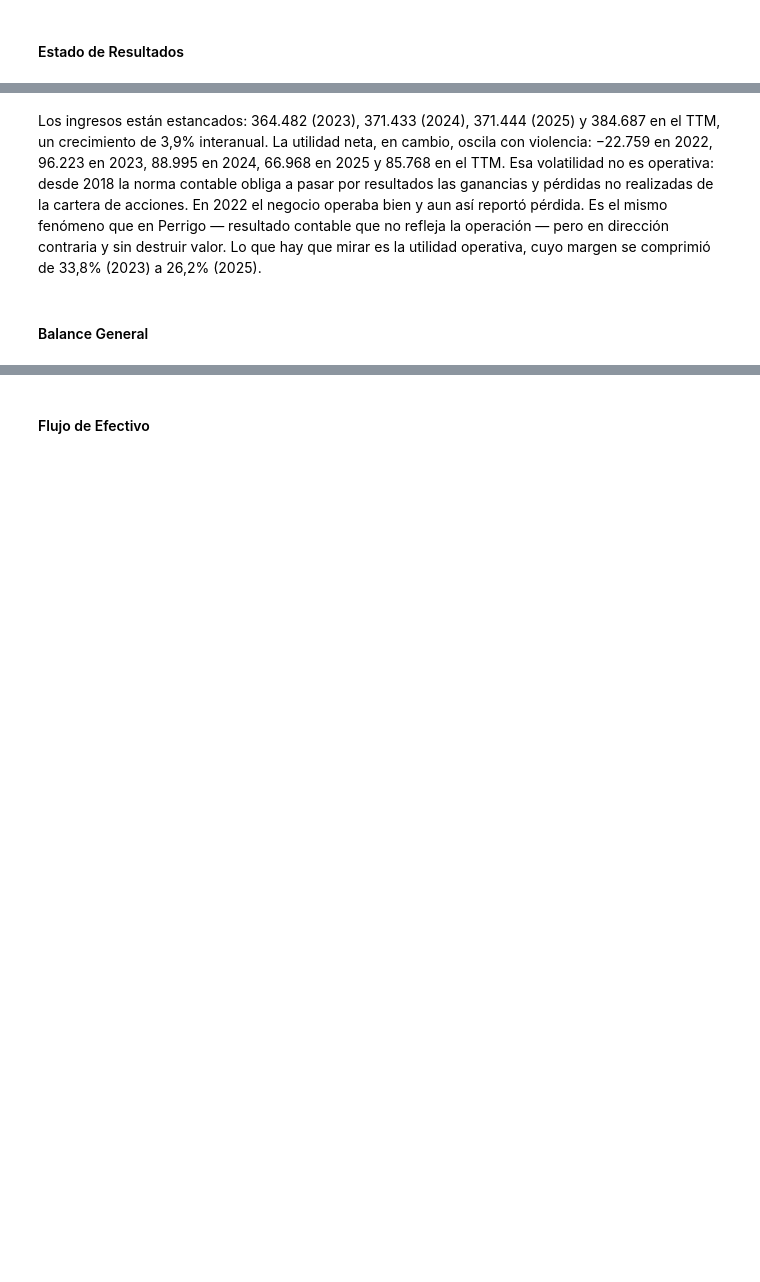
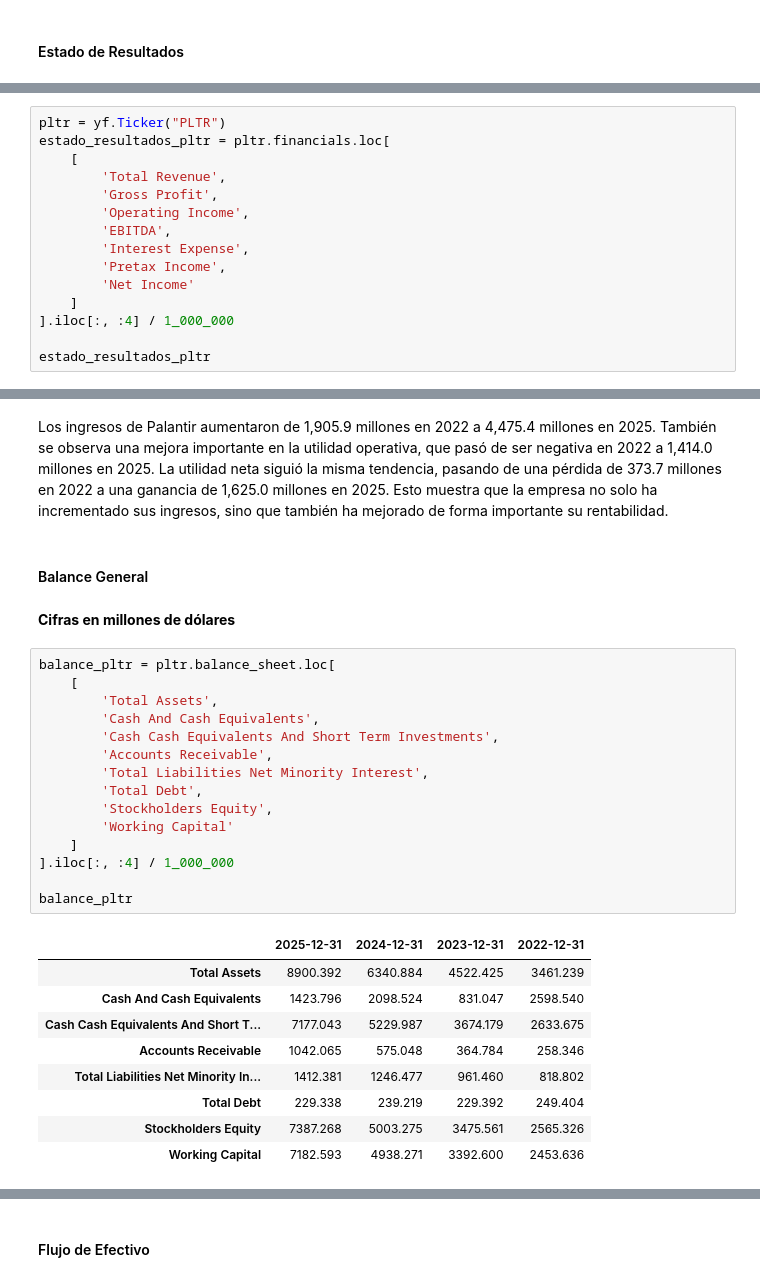
Before and after one commit to Mafergomezf/PORTAFOLIOS-DE-INVERSION, a Jupyter notebook: Tarea-1/Tarea1.ipynb, the cells around one changed output, grey strips where cells are left out. Cells and saved outputs as stored; diff of their text form; blank space fills up the shorter version.

```diff
--- a/Tarea-1/Tarea1.ipynb
+++ b/Tarea-1/Tarea1.ipynb
@@ -74,0 +159,15 @@ Markel, Loews Corporation y Fairfax Financial como conglomerados con núcleo ase
+# %%
+pltr = yf.Ticker("PLTR")
+estado_resultados_pltr = pltr.financials.loc[
+    [
+        'Total Revenue',
+        'Gross Profit',
+        'Operating Income',
+        'EBITDA',
+        'Interest Expense',
+        'Pretax Income',
+        'Net Income'
+    ]
+].iloc[:, :4] / 1_000_000
+
+estado_resultados_pltr
@@ -75,5 +183,32 @@ Markel, Loews Corporation y Fairfax Financial como conglomerados con núcleo ase
 # %% [markdown]
-Los ingresos están estancados: 364.482 (2023), 371.433 (2024), 371.444 (2025) y 384.687 en el TTM, un crecimiento de 3,9% interanual. La utilidad neta, en cambio, oscila con violencia: −22.759 en 2022, 96.223 en 2023, 88.995 en 2024, 66.968 en 2025 y 85.768 en el TTM. Esa volatilidad no es operativa: desde 2018 la norma contable obliga a pasar por resultados las ganancias y pérdidas no realizadas de la cartera de acciones. En 2022 el negocio operaba bien y aun así reportó pérdida. Es el mismo fenómeno que en Perrigo — resultado contable que no refleja la operación — pero en dirección contraria y sin destruir valor. Lo que hay que mirar es la utilidad operativa, cuyo margen se comprimió de 33,8% (2023) a 26,2% (2025).
+Los ingresos de Palantir aumentaron de 1,905.9 millones en 2022 a 4,475.4 millones en 2025. También se observa una mejora importante en la utilidad operativa, que pasó de ser negativa en 2022 a 1,414.0 millones en 2025. La utilidad neta siguió la misma tendencia, pasando de una pérdida de 373.7 millones en 2022 a una ganancia de 1,625.0 millones en 2025. Esto muestra que la empresa no solo ha incrementado sus ingresos, sino que también ha mejorado de forma importante su rentabilidad.
 # %% [markdown]
 #### Balance General
+# %% [markdown]
+**Cifras en millones de dólares**
+# %%
+balance_pltr = pltr.balance_sheet.loc[
+    [
+        'Total Assets',
+        'Cash And Cash Equivalents',
+        'Cash Cash Equivalents And Short Term Investments',
+        'Accounts Receivable',
+        'Total Liabilities Net Minority Interest',
+        'Total Debt',
+        'Stockholders Equity',
+        'Working Capital'
+    ]
+].iloc[:, :4] / 1_000_000
+
+balance_pltr
+# %% [output]
+|  | 2025-12-31 | 2024-12-31 | 2023-12-31 | 2022-12-31 |
+| Total Assets | 8900.392 | 6340.884 | 4522.425 | 3461.239 |
+| Cash And Cash Equivalents | 1423.796 | 2098.524 | 831.047 | 2598.540 |
+| Cash Cash Equivalents And Short T... | 7177.043 | 5229.987 | 3674.179 | 2633.675 |
+| Accounts Receivable | 1042.065 | 575.048 | 364.784 | 258.346 |
+| Total Liabilities Net Minority In... | 1412.381 | 1246.477 | 961.460 | 818.802 |
+| Total Debt | 229.338 | 239.219 | 229.392 | 249.404 |
+| Stockholders Equity | 7387.268 | 5003.275 | 3475.561 | 2565.326 |
+| Working Capital | 7182.593 | 4938.271 | 3392.600 | 2453.636 |
 # %% [markdown]
```
Also changed, not shown: parts of 25 cells of this notebook.
